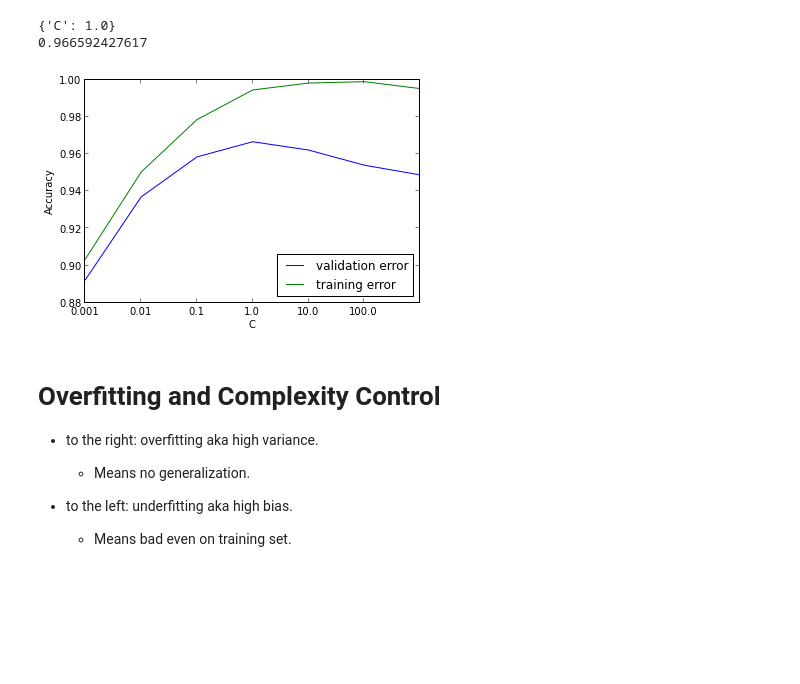
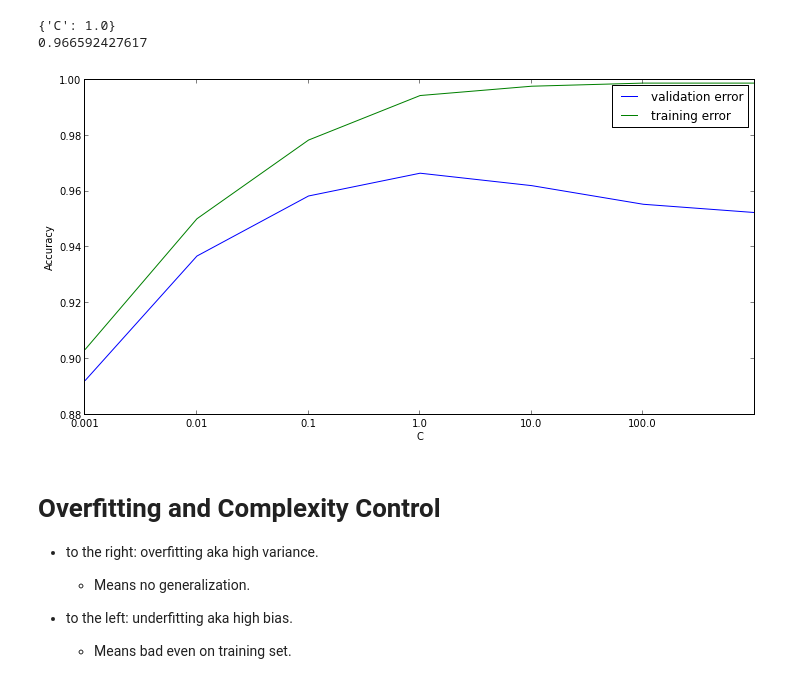
Before and after one commit to amueller/sklearn_tutorial, a Jupyter notebook: presentation.ipynb, the cells around one changed output. Drawn from its saved outputs; the diff is of its cells as text; code cells hidden in the pictures; blank space fills up the shorter version.

```diff
--- a/presentation.ipynb
+++ b/presentation.ipynb
@@ -313,14 +322,12 @@ print(grid_search.best_score_)
 {'C': 1.0}
 0.966592427617
 # %%
+plt.figsize(12, 6)
 plt.plot([c.mean_test_score for c in grid_search.cv_scores_], label="validation error")
 plt.plot([c.mean_training_score for c in grid_search.cv_scores_], label="training error")
-plt.xticks(np.arange(6), param_grid['C'])
-plt.xlabel("C")
-plt.ylabel("Accuracy")
-plt.legend(loc='best');
+plt.xticks(np.arange(6), param_grid['C']); plt.xlabel("C"); plt.ylabel("Accuracy");plt.legend(loc='best');
 # %% [output]
-[figure, old version]
+[figure, new version]
 # %% [markdown]
 Overfitting and Complexity Control
 ==================================
```
Also changed, not shown: parts of 39 cells of this notebook, 1 other file.
